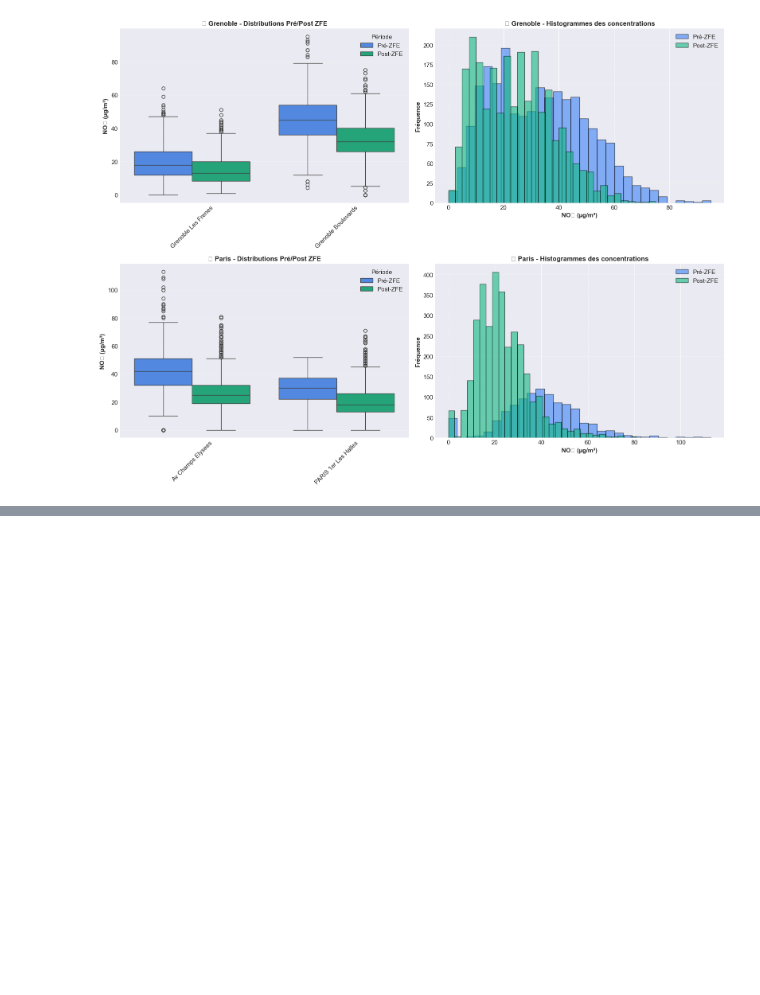
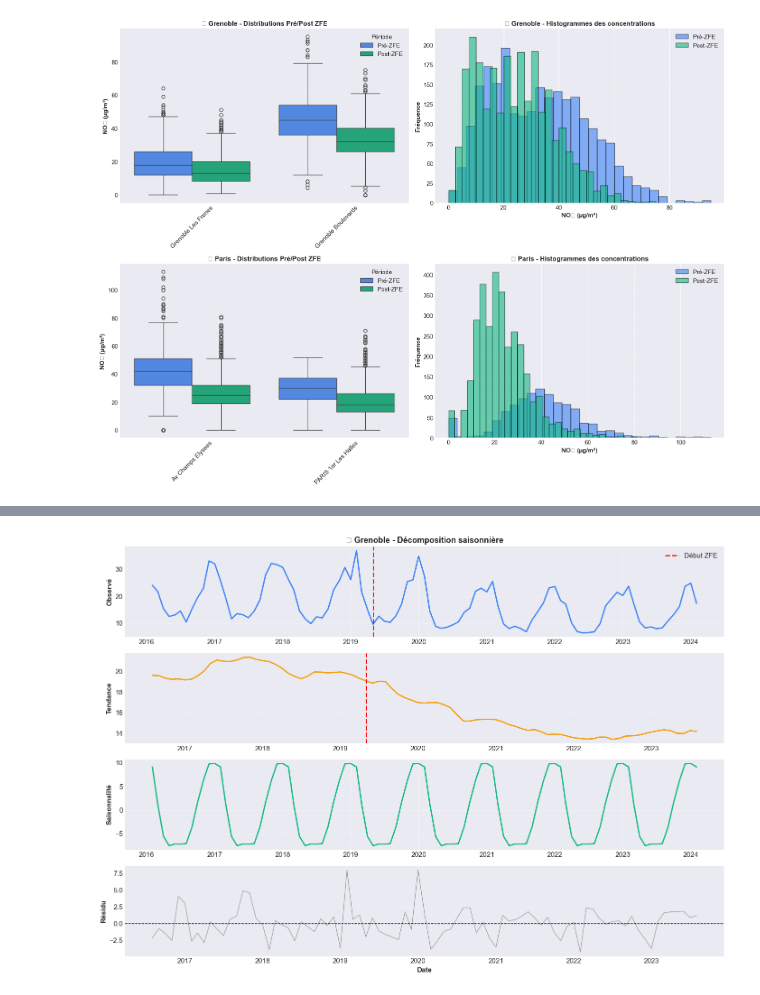
Before and after one commit to pasilvente/project_python_for_data_science_at_ENSAE_ZFE_ML_SCM, a Jupyter notebook: zfe-scm/stat_desc.ipynb, the cells around one changed output, grey strips where cells are left out. Saved outputs shown, nothing was run; the diff lists cells and outputs as text; code cells hidden in the pictures; blank space fills up the shorter version.

Commit message:
decomposition saisoniere et profil mensuels

```diff
--- a/zfe-scm/stat_desc.ipynb
+++ b/zfe-scm/stat_desc.ipynb
@@ -407,3 +407,92 @@ plt.show()
 ================================================================================
 ✅ Graphique sauvegardé : stats_desc_distributions.png
 [figure]
+# %%
+# ============================================================================
+# 5. ANALYSE SAISONNIÈRE
+# ============================================================================
+
+print("\n" + "=" * 80)
+print("5️⃣ ANALYSE SAISONNIÈRE")
+print("=" * 80)
+
+def plot_seasonal_patterns(df, zfe_date, ville, station_id):
+    """Analyser et tracer les patterns saisonniers"""
+    station_data = df[df['station_id'] == station_id].copy()
+    station_data = station_data.set_index('date')['no2_ug_m3'].resample('MS').mean()
+
+    # Décomposition saisonnière
+    if len(station_data) >= 24:  # Minimum 2 ans
+        decomposition = seasonal_decompose(station_data, model='additive', period=12)
+
+        fig, axes = plt.subplots(4, 1, figsize=(14, 10))
+
+        # Série originale
+        axes[0].plot(station_data.index, station_data.values, linewidth=2, color='#3b82f6')
+        axes[0].axvline(zfe_date, color='red', linestyle='--', linewidth=2, label='Début ZFE')
+        axes[0].set_ylabel('Observé', fontweight='bold')
+        axes[0].set_title(f'🍂 {ville} - Décomposition saisonnière', fontsize=13, fontweight='bold')
+        axes[0].legend()
+        axes[0].grid(True, alpha=0.3)
+
+        # Tendance
+        axes[1].plot(decomposition.trend.index, decomposition.trend.values, linewidth=2, color='#f59e0b')
+        axes[1].axvline(zfe_date, color='red', linestyle='--', linewidth=2)
+        axes[1].set_ylabel('Tendance', fontweight='bold')
+        axes[1].grid(True, alpha=0.3)
+
+        # Saisonnalité
+        axes[2].plot(decomposition.seasonal.index, decomposition.seasonal.values, linewidth=2, color='#10b981')
+        axes[2].set_ylabel('Saisonnalité', fontweight='bold')
+        axes[2].grid(True, alpha=0.3)
+
+        # Résidu
+        axes[3].plot(decomposition.resid.index, decomposition.resid.values, linewidth=1, color='gray', alpha=0.7)
+        axes[3].axhline(0, color='black', linestyle='--', linewidth=1)
+        axes[3].set_ylabel('Résidu', fontweight='bold')
+        axes[3].set_xlabel('Date', fontweight='bold')
+        axes[3].grid(True, alpha=0.3)
+
+        plt.tight_layout()
+        return fig
+
+# Grenoble Les Frênes
+fig_grenoble = plot_seasonal_patterns(grenoble_daily, grenoble_zfe_start, 'Grenoble',
+                                     grenoble_daily['station_id'].iloc[0])
+if fig_grenoble:
+    fig_grenoble.savefig(DATA / 'stats_desc_saisonnalite_grenoble.png', dpi=300, bbox_inches='tight')
+    print("✅ Décomposition Grenoble sauvegardée")
+    plt.show()
+
+# Profils mensuels moyens
+fig, axes = plt.subplots(1, 2, figsize=(16, 6))
+
+for idx, (df, zfe_date, ville) in enumerate([(grenoble_daily, grenoble_zfe_start, 'Grenoble'),
+                                               (paris_daily, paris_zfe_start, 'Paris')]):
+    covid_mask = (df['date'] >= '2020-03-01') & (df['date'] <= '2021-06-01')
+    df_clean = df[~covid_mask].copy()
+    df_clean['month'] = df_clean['date'].dt.month
+    df_clean['period'] = df_clean['date'].apply(lambda x: 'Pré-ZFE' if x < zfe_date else 'Post-ZFE')
+
+    monthly_avg = df_clean.groupby(['month', 'period'])['no2_ug_m3'].mean().reset_index()
+
+    ax = axes[idx]
+    for period, color in [('Pré-ZFE', '#3b82f6'), ('Post-ZFE', '#10b981')]:
+        data = monthly_avg[monthly_avg['period'] == period]
+        ax.plot(data['month'], data['no2_ug_m3'], marker='o', linewidth=2,
+               markersize=8, label=period, color=color)
+
+    ax.set_title(f'📅 {ville} - Profils mensuels moyens', fontsize=12, fontweight='bold')
+    ax.set_xlabel('Mois', fontweight='bold')
+    ax.set_ylabel('NO₂ moyen (µg/m³)', fontweight='bold')
+    ax.set_xticks(range(1, 13))
+    ax.set_xticklabels(['Jan', 'Fév', 'Mar', 'Avr', 'Mai', 'Jun',
+                       'Jul', 'Aoû', 'Sep', 'Oct', 'Nov', 'Déc'])
+    ax.legend()
+    ax.grid(True, alpha=0.3)
+
+plt.tight_layout()
+plt.savefig(DATA / 'stats_desc_profils_mensuels.png', dpi=300, bbox_inches='tight')
+print("✅ Profils mensuels sauvegardés")
+plt.show()
+# %% [output]
@@ -409,0 +503 @@ plt.show()
+[figure, added]
```
Also changed, not shown: parts of 1 cell of this notebook.
